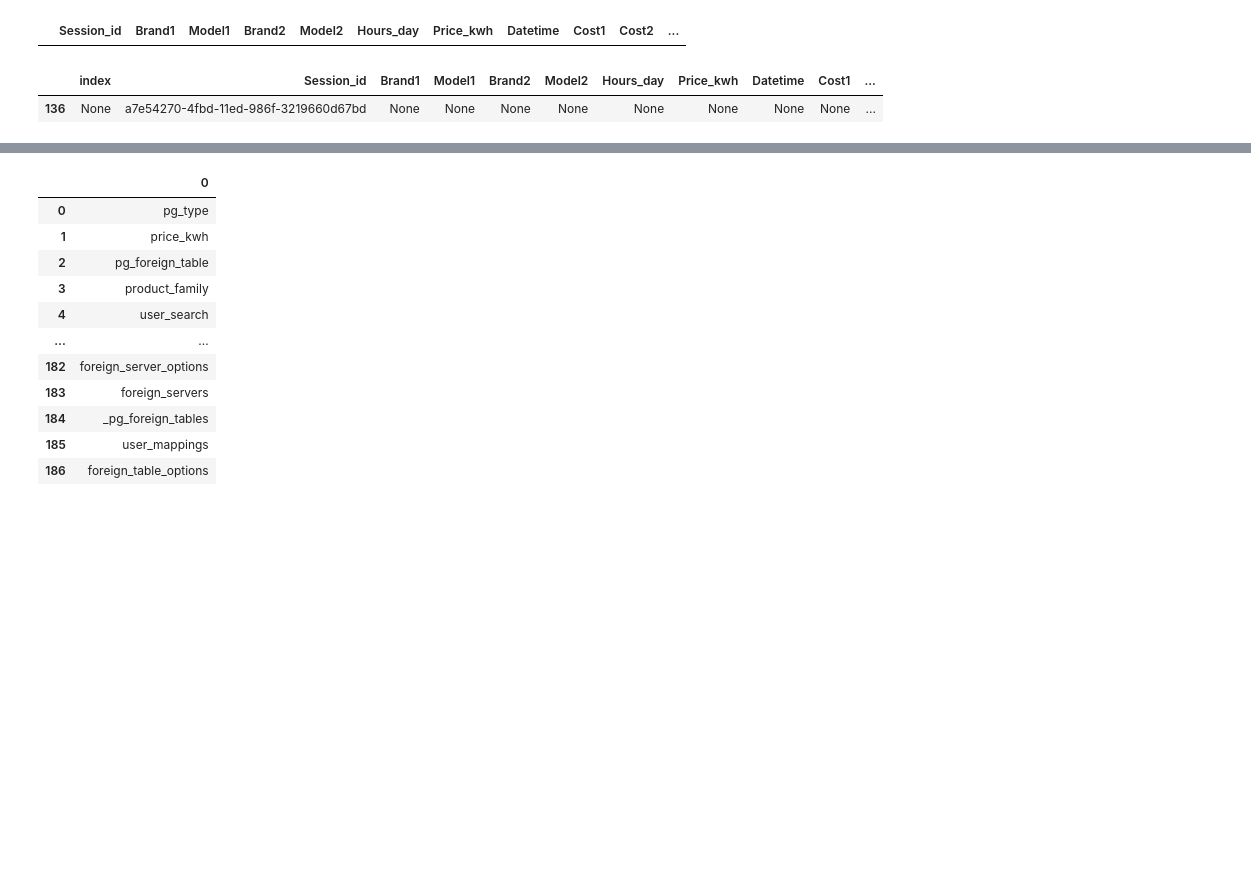
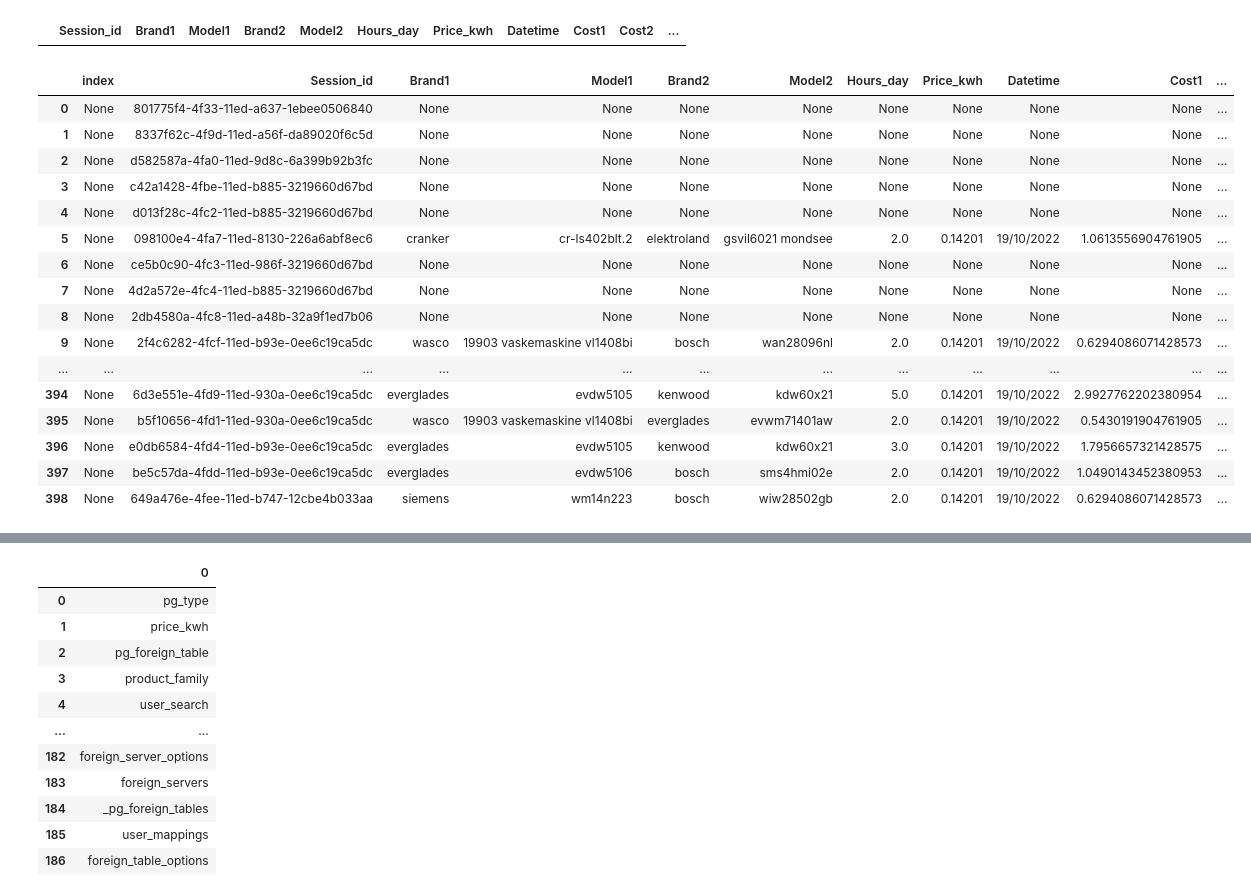
Before and after one commit to laurabarredaagusti/desafio_tripulaciones, a Jupyter notebook: notebooks/database.ipynb, the cells around one changed output, grey strips where cells are left out. Saved outputs shown, nothing was run; the diff lists cells and outputs as text; code cells hidden in the pictures; blank space fills up the shorter version.

```diff
--- a/notebooks/database.ipynb
+++ b/notebooks/database.ipynb
@@ -184,8 +180,23 @@ cursor = db.cursor()
 df = pd.read_sql('''SELECT * FROM user_search;''', db)
 # %%
 pd.set_option('display.max_rows', None)
-# %%
-df.loc[df['Session_id'] == 'a7e54270-4fbd-11ed-986f-3219660d67bd']
-# %% [output]
-|  | index | Session_id | Brand1 | Model1 | Brand2 | Model2 | Hours_day | Price_kwh | Datetime | Cost1 | ... |
-| 136 | None | a7e54270-4fbd-11ed-986f-3219660d67bd | None | None | None | None | None | None | None | None | ... |
+# %%
+df
+# %% [output]
+|  | index | Session_id | Brand1 | Model1 | Brand2 | Model2 | Hours_day | Price_kwh | Datetime | Cost1 | ... |
+| 0 | None | 801775f4-4f33-11ed-a637-1ebee0506840 | None | None | None | None | None | None | None | None | ... |
+| 1 | None | 8337f62c-4f9d-11ed-a56f-da89020f6c5d | None | None | None | None | None | None | None | None | ... |
+| 2 | None | d582587a-4fa0-11ed-9d8c-6a399b92b3fc | None | None | None | None | None | None | None | None | ... |
+| 3 | None | c42a1428-4fbe-11ed-b885-3219660d67bd | None | None | None | None | None | None | None | None | ... |
+| 4 | None | d013f28c-4fc2-11ed-b885-3219660d67bd | None | None | None | None | None | None | None | None | ... |
+| 5 | None | 098100e4-4fa7-11ed-8130-226a6abf8ec6 | cranker | cr-ls402blt.2 | elektroland | gsvil6021 mondsee | 2.0 | 0.14201 | 19/10/2022 | 1.0613556904761905 | ... |
+| 6 | None | ce5b0c90-4fc3-11ed-986f-3219660d67bd | None | None | None | None | None | None | None | None | ... |
+| 7 | None | 4d2a572e-4fc4-11ed-b885-3219660d67bd | None | None | None | None | None | None | None | None | ... |
+| 8 | None | 2db4580a-4fc8-11ed-a48b-32a9f1ed7b06 | None | None | None | None | None | None | None | None | ... |
+| 9 | None | 2f4c6282-4fcf-11ed-b93e-0ee6c19ca5dc | wasco | 19903 vaskemaskine vl1408bi | bosch | wan28096nl | 2.0 | 0.14201 | 19/10/2022 | 0.6294086071428573 | ... |
+| ... | ... | ... | ... | ... | ... | ... | ... | ... | ... | ... | ... |
+| 394 | None | 6d3e551e-4fd9-11ed-930a-0ee6c19ca5dc | everglades | evdw5105 | kenwood | kdw60x21 | 5.0 | 0.14201 | 19/10/2022 | 2.9927762202380954 | ... |
+| 395 | None | b5f10656-4fd1-11ed-930a-0ee6c19ca5dc | wasco | 19903 vaskemaskine vl1408bi | everglades | evwm71401aw | 2.0 | 0.14201 | 19/10/2022 | 0.5430191904761905 | ... |
+| 396 | None | e0db6584-4fd4-11ed-b93e-0ee6c19ca5dc | everglades | evdw5105 | kenwood | kdw60x21 | 3.0 | 0.14201 | 19/10/2022 | 1.7956657321428575 | ... |
+| 397 | None | be5c57da-4fdd-11ed-b93e-0ee6c19ca5dc | everglades | evdw5106 | bosch | sms4hmi02e | 2.0 | 0.14201 | 19/10/2022 | 1.0490143452380953 | ... |
+| 398 | None | 649a476e-4fee-11ed-b747-12cbe4b033aa | siemens | wm14n223 | bosch | wiw28502gb | 2.0 | 0.14201 | 19/10/2022 | 0.6294086071428573 | ... |
```
Also changed, not shown: parts of 4 cells of this notebook.
